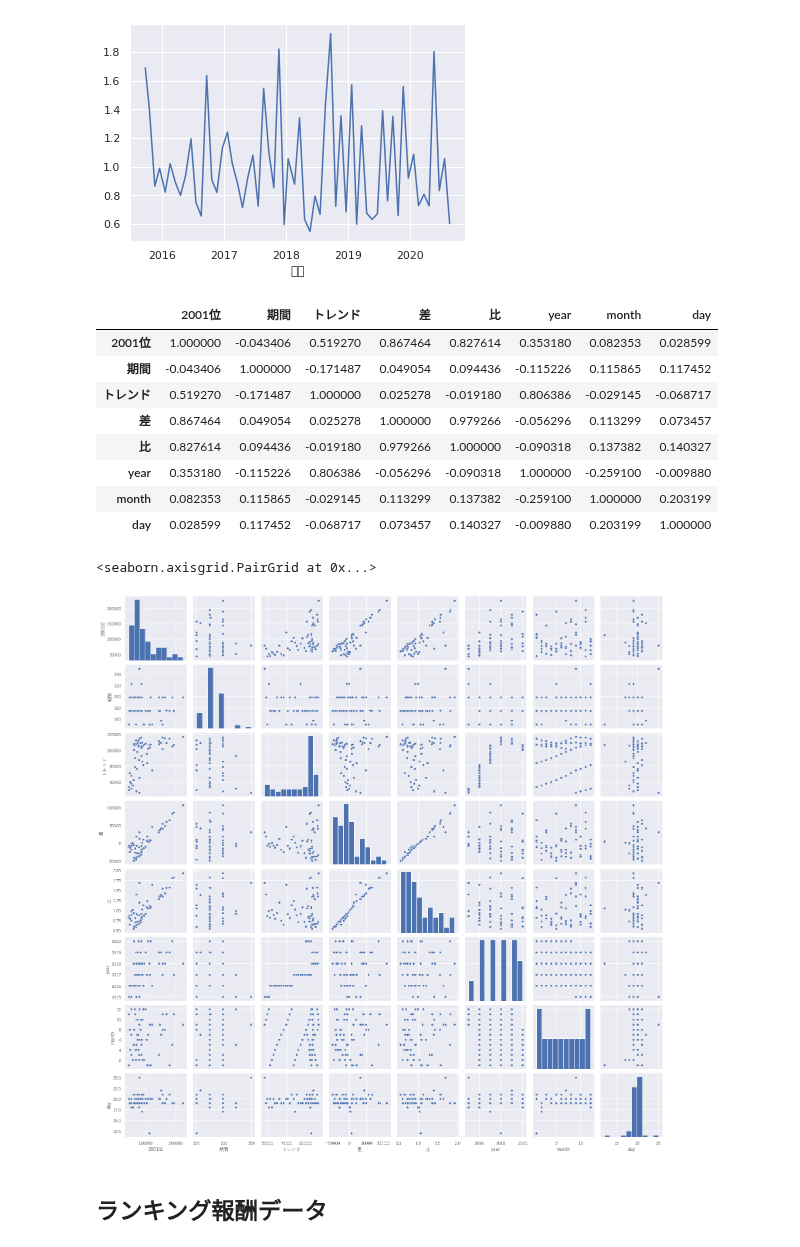
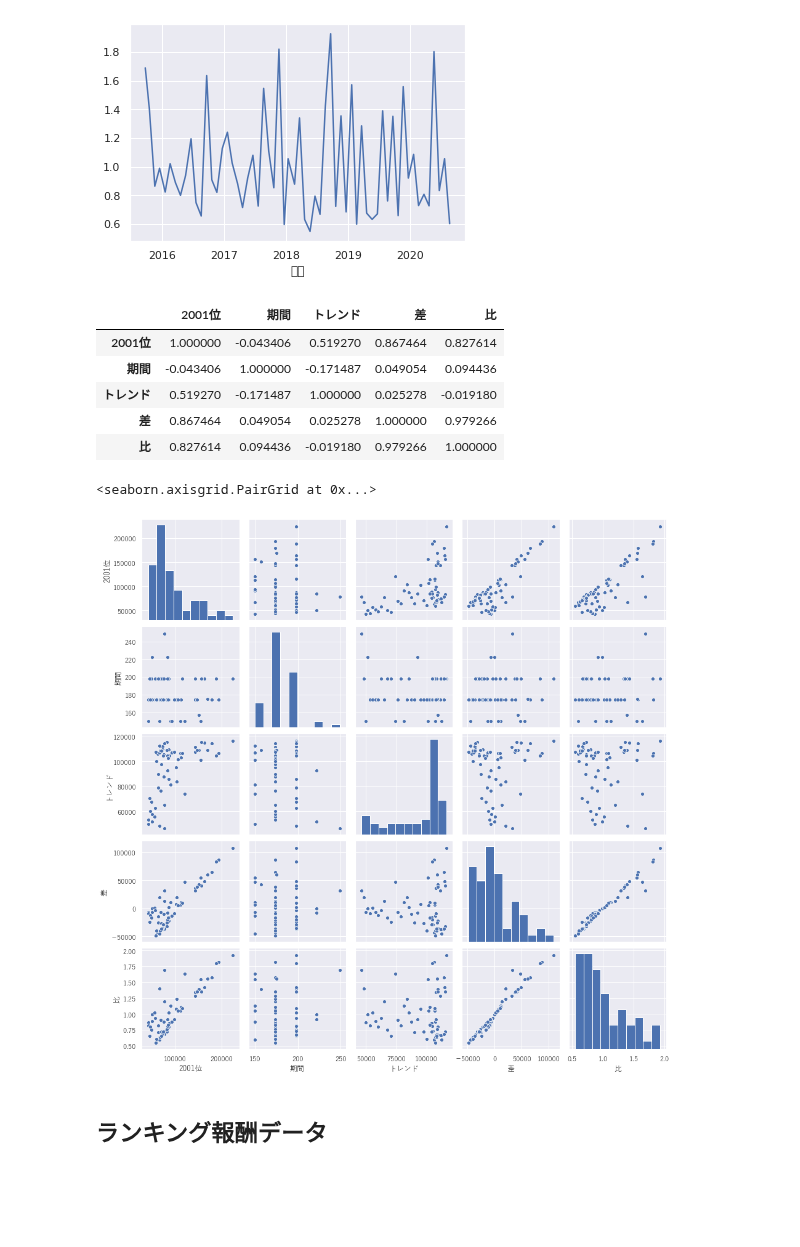
Before and after one commit to Kazuya-Minakuchi/qiita, a Jupyter notebook: dereste_event_border/アタポン_2001/script/c5_atapon_month_.ipynb, the cells around one changed output. Drawn from its saved outputs; the diff is of its cells as text; code cells hidden in the pictures; blank space fills up the shorter version.

```diff
--- a/dereste_event_border/アタポン_2001/script/c5_atapon_month_.ipynb
+++ b/dereste_event_border/アタポン_2001/script/c5_atapon_month_.ipynb
@@ -314,27 +317,24 @@ df['比'].plot()
 # 日付も変数にする
 df.reset_index(inplace=True)
 # %%
-df['year'] = df['日付'].apply(lambda x: x.year)
-df['month'] = df['日付'].apply(lambda x: x.month)
-df['day'] = df['日付'].apply(lambda x: x.day)
+df['year'] = df['日付'].apply(lambda x: str(x.year))
+df['month'] = df['日付'].apply(lambda x: str(x.month))
+df['day'] = df['日付'].apply(lambda x: str(x.day))
 # %%
 df.corr()
 # %% [output]
-|  | 2001位 | 期間 | トレンド | 差 | 比 | year | month | day |
-| 2001位 | 1.000000 | -0.043406 | 0.519270 | 0.867464 | 0.827614 | 0.353180 | 0.082353 | 0.028599 |
-| 期間 | -0.043406 | 1.000000 | -0.171487 | 0.049054 | 0.094436 | -0.115226 | 0.115865 | 0.117452 |
-| トレンド | 0.519270 | -0.171487 | 1.000000 | 0.025278 | -0.019180 | 0.806386 | -0.029145 | -0.068717 |
-| 差 | 0.867464 | 0.049054 | 0.025278 | 1.000000 | 0.979266 | -0.056296 | 0.113299 | 0.073457 |
-| 比 | 0.827614 | 0.094436 | -0.019180 | 0.979266 | 1.000000 | -0.090318 | 0.137382 | 0.140327 |
-| year | 0.353180 | -0.115226 | 0.806386 | -0.056296 | -0.090318 | 1.000000 | -0.259100 | -0.009880 |
-| month | 0.082353 | 0.115865 | -0.029145 | 0.113299 | 0.137382 | -0.259100 | 1.000000 | 0.203199 |
-| day | 0.028599 | 0.117452 | -0.068717 | 0.073457 | 0.140327 | -0.009880 | 0.203199 | 1.000000 |
+|  | 2001位 | 期間 | トレンド | 差 | 比 |
+| 2001位 | 1.000000 | -0.043406 | 0.519270 | 0.867464 | 0.827614 |
+| 期間 | -0.043406 | 1.000000 | -0.171487 | 0.049054 | 0.094436 |
+| トレンド | 0.519270 | -0.171487 | 1.000000 | 0.025278 | -0.019180 |
+| 差 | 0.867464 | 0.049054 | 0.025278 | 1.000000 | 0.979266 |
+| 比 | 0.827614 | 0.094436 | -0.019180 | 0.979266 | 1.000000 |
 # %%
 sns.set(font='Yu Gothic')
-sns.pairplot(df)
+sns.pairplot(df[['2001位', '期間', 'トレンド', '差', '比']])
 # %% [output]
 <seaborn.axisgrid.PairGrid at 0x...>
-[figure, old version]
+[figure, new version]
 # %% [markdown]
 ## ランキング報酬データ
 # %% [markdown]
```
Also changed, not shown: parts of 2 cells of this notebook.
